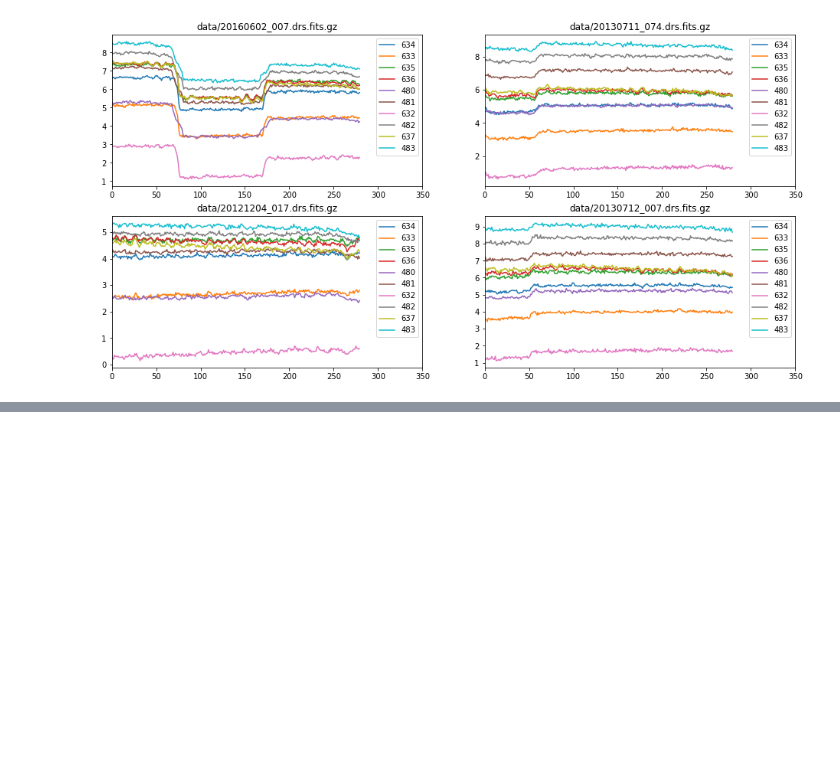
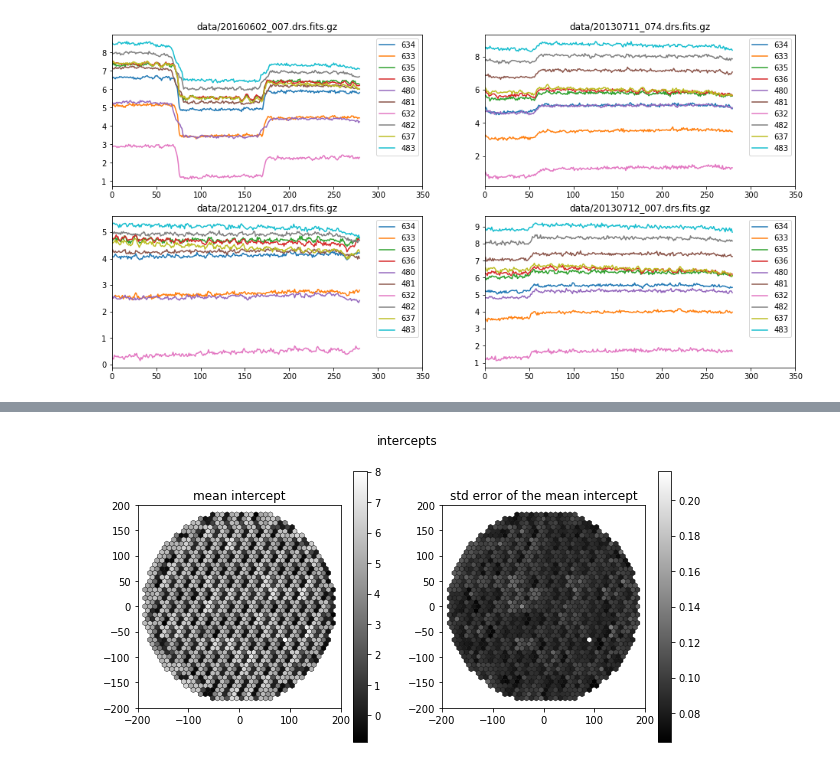
Before and after one commit to dneise/trigger_offset_study, a Jupyter notebook: average_spike_height.ipynb, the cells around one changed output, grey strips where cells are left out. Drawn from its saved outputs; the diff is of its cells as text; code cells hidden in the pictures; blank space fills up the shorter version.

```diff
--- a/average_spike_height.ipynb
+++ b/average_spike_height.ipynb
@@ -105,0 +157,24 @@ None
+# %%
+intercepts_m = intercepts.mean(axis=0)
+intercepts_s = intercepts.std(axis=0) / np.sqrt(intercepts.shape[0])
+
+fig, axes = plt.subplots(1, 2, figsize=(10, 5))
+
+img = plotting.camera(
+    intercepts_m,
+    ax=axes[0]
+)
+fig.colorbar(img, ax=axes[0])
+axes[0].set_title("mean intercept")
+
+img = plotting.camera(
+    intercepts_s,
+    ax=axes[1]
+)
+fig.colorbar(img, ax=axes[1])
+axes[1].set_title("std error of the mean intercept")
+
+plt.suptitle("intercepts")
+None
+# %% [output]
+[figure, added]
```
Also changed, not shown: parts of 3 cells of this notebook.
